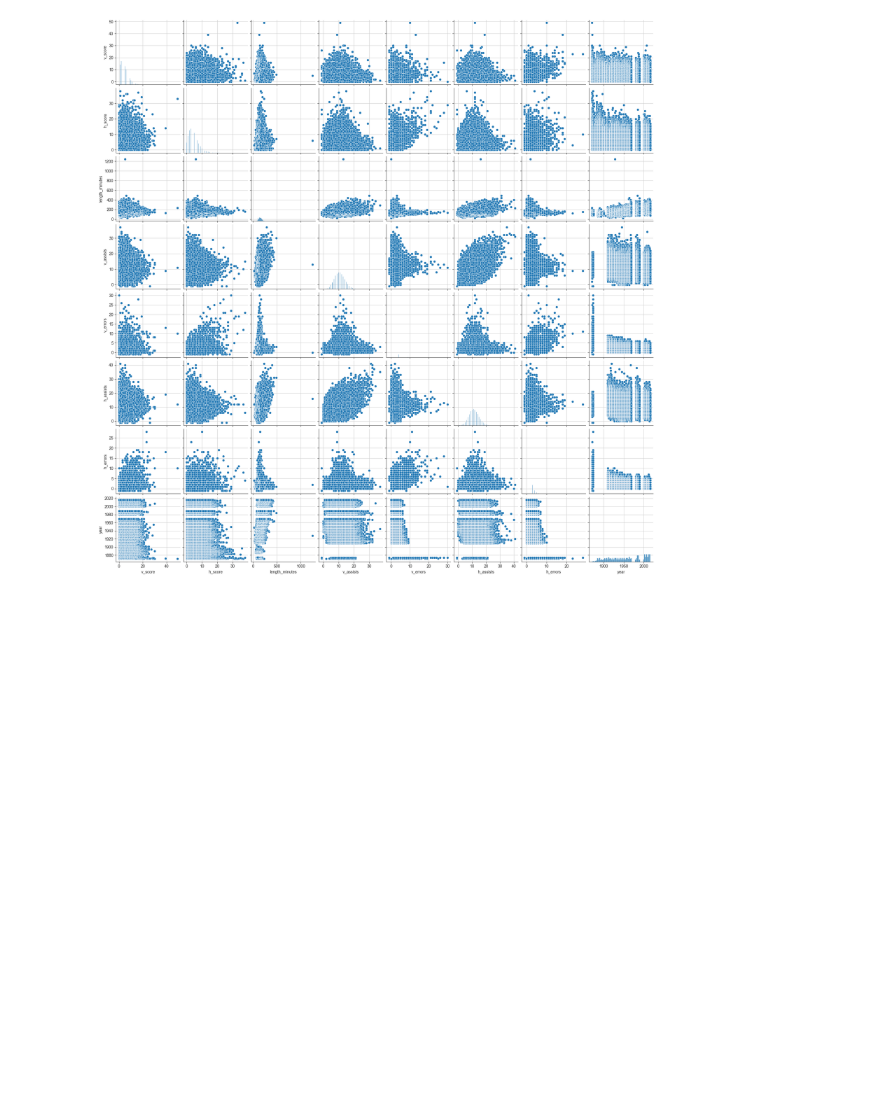
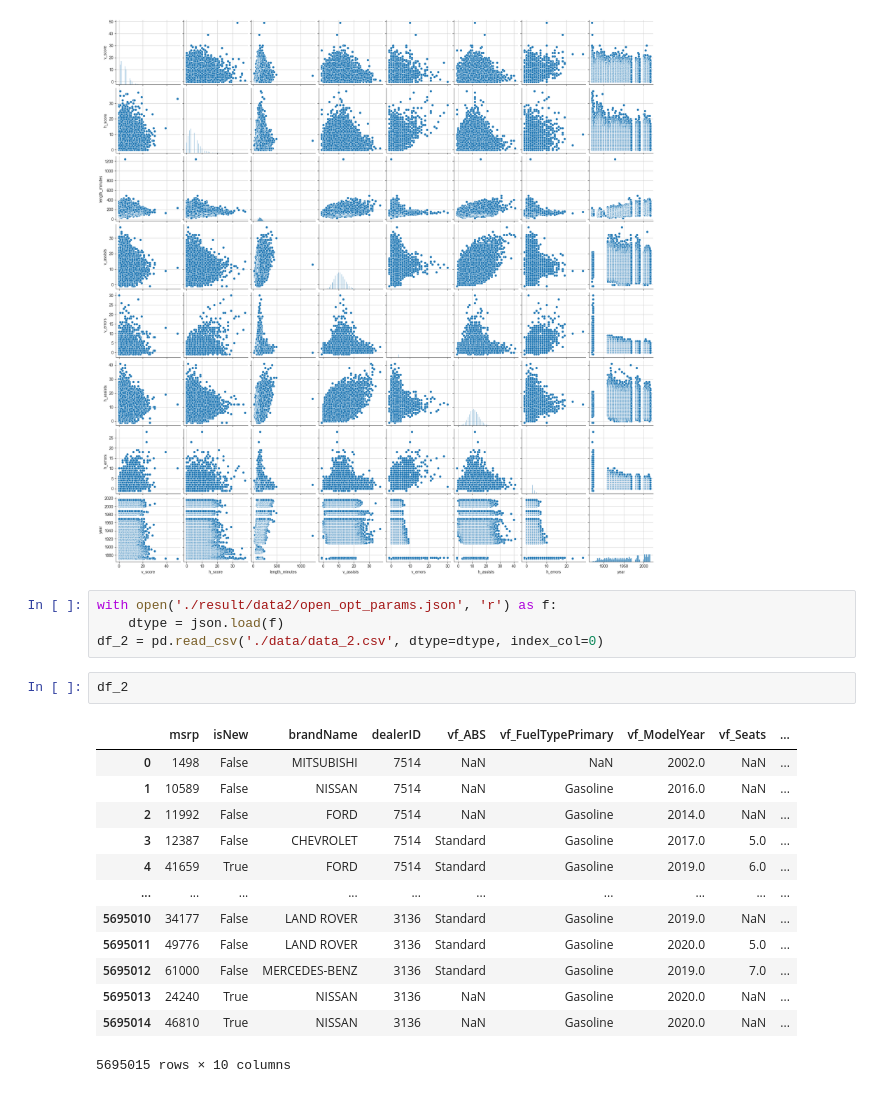
Before and after one commit to Electrotubbie/practice_N6_DE, a Jupyter notebook: plotting.ipynb, the cells around one changed output. Cells and saved outputs as stored; diff of their text form; blank space fills up the shorter version.

```diff
--- a/plotting.ipynb
+++ b/plotting.ipynb
@@ -87,3 +84,23 @@ sns.pairplot(df)
 # %% [output]
 <seaborn.axisgrid.PairGrid at 0x...>
 [figure]
+# %%
+with open('./result/data2/open_opt_params.json', 'r') as f:
+    dtype = json.load(f)
+df_2 = pd.read_csv('./data/data_2.csv', dtype=dtype, index_col=0)
+# %%
+df_2
+# %% [output]
+|  | msrp | isNew | brandName | dealerID | vf_ABS | vf_FuelTypePrimary | vf_ModelYear | vf_Seats | ... |
+| 0 | 1498 | False | MITSUBISHI | 7514 | NaN | NaN | 2002.0 | NaN | ... |
+| 1 | 10589 | False | NISSAN | 7514 | NaN | Gasoline | 2016.0 | NaN | ... |
+| 2 | 11992 | False | FORD | 7514 | NaN | Gasoline | 2014.0 | NaN | ... |
+| 3 | 12387 | False | CHEVROLET | 7514 | Standard | Gasoline | 2017.0 | 5.0 | ... |
+| 4 | 41659 | True | FORD | 7514 | Standard | Gasoline | 2019.0 | 6.0 | ... |
+| ... | ... | ... | ... | ... | ... | ... | ... | ... | ... |
+| 5695010 | 34177 | False | LAND ROVER | 3136 | Standard | Gasoline | 2019.0 | NaN | ... |
+| 5695011 | 49776 | False | LAND ROVER | 3136 | Standard | Gasoline | 2020.0 | 5.0 | ... |
+| 5695012 | 61000 | False | MERCEDES-BENZ | 3136 | Standard | Gasoline | 2019.0 | 7.0 | ... |
+| 5695013 | 24240 | True | NISSAN | 3136 | NaN | Gasoline | 2020.0 | NaN | ... |
+| 5695014 | 46810 | True | NISSAN | 3136 | NaN | Gasoline | 2020.0 | NaN | ... |
+5695015 rows × 10 columns
```
Also changed, not shown: parts of 4 cells of this notebook, 15 other files.
